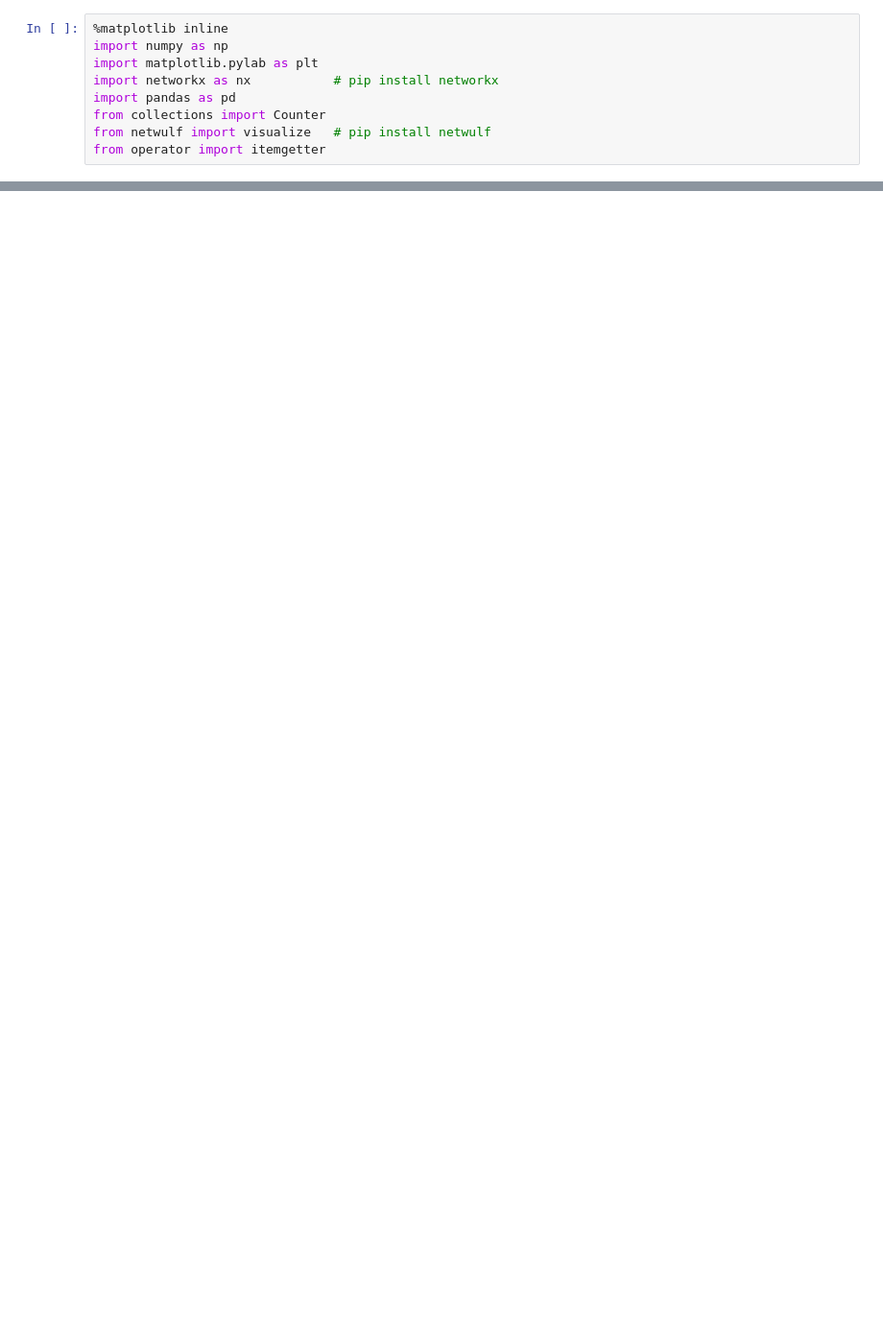
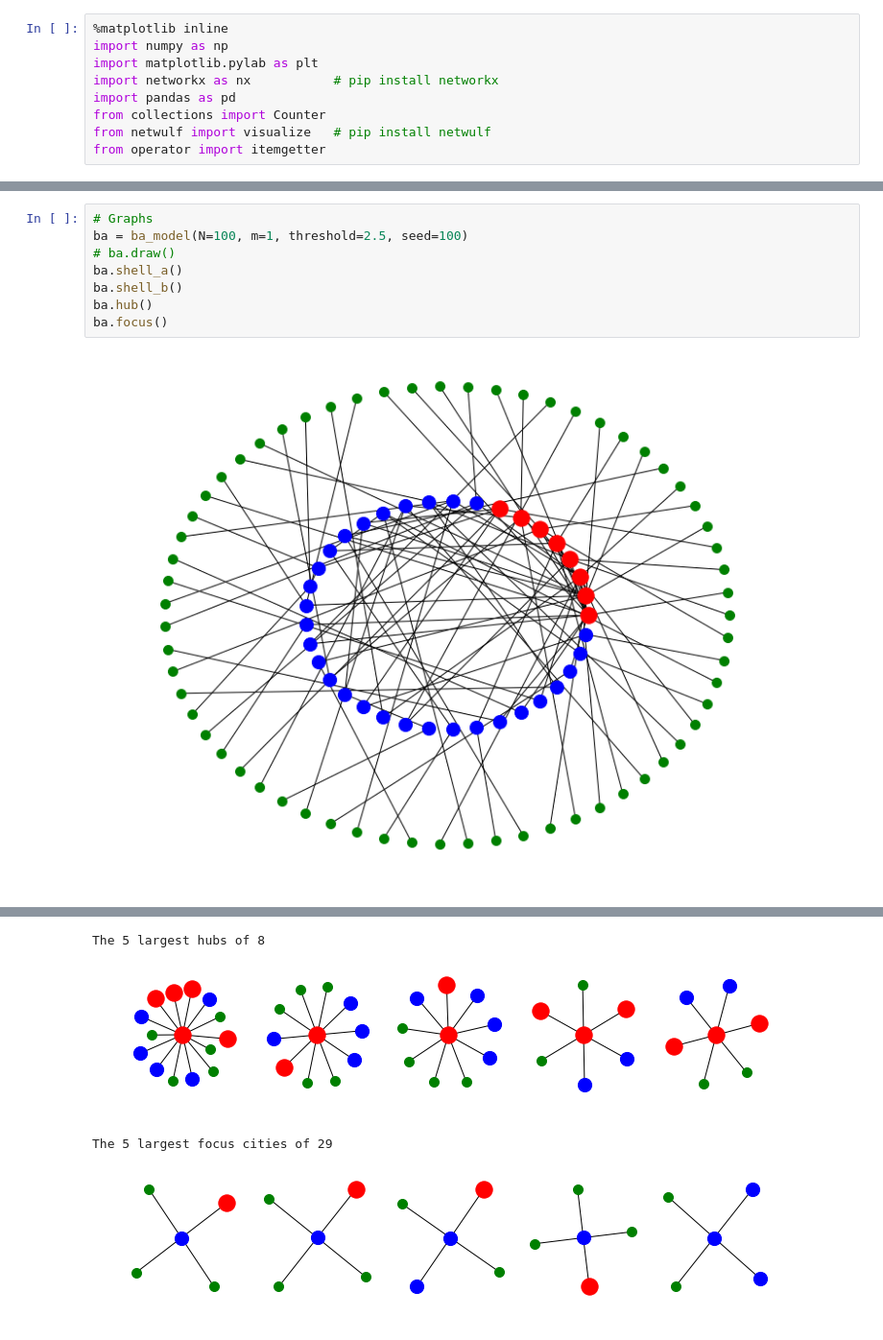
Before and after one commit to Morten-Esketveit/TSDS-gruppe-2019, a Jupyter notebook: Exam/Hub-and-spoke/BA_example.ipynb, the cells around one changed output, grey strips where cells are left out. Shown at 96% size. Drawn from its saved outputs; the diff is of its cells as text; blank space fills up the shorter version.

```diff
--- a/Exam/Hub-and-spoke/BA_example.ipynb
+++ b/Exam/Hub-and-spoke/BA_example.ipynb
@@ -107,0 +155,10 @@ ego = ba.hubs()
+# %%
+# Graphs
+ba = ba_model(N=100, m=1, threshold=2.5, seed=100)
+# ba.draw()
+ba.shell_a()
+ba.shell_b()
+ba.hub()
+ba.focus()
+# %% [output]
+[figure, added]
@@ -107,0 +166,4 @@ ego = ba.hubs()
+The 5 largest hubs of 8
+[figure, added]
+The 5 largest focus cities of 29
+[figure, added]
```
Also changed, not shown: parts of 5 cells of this notebook.
